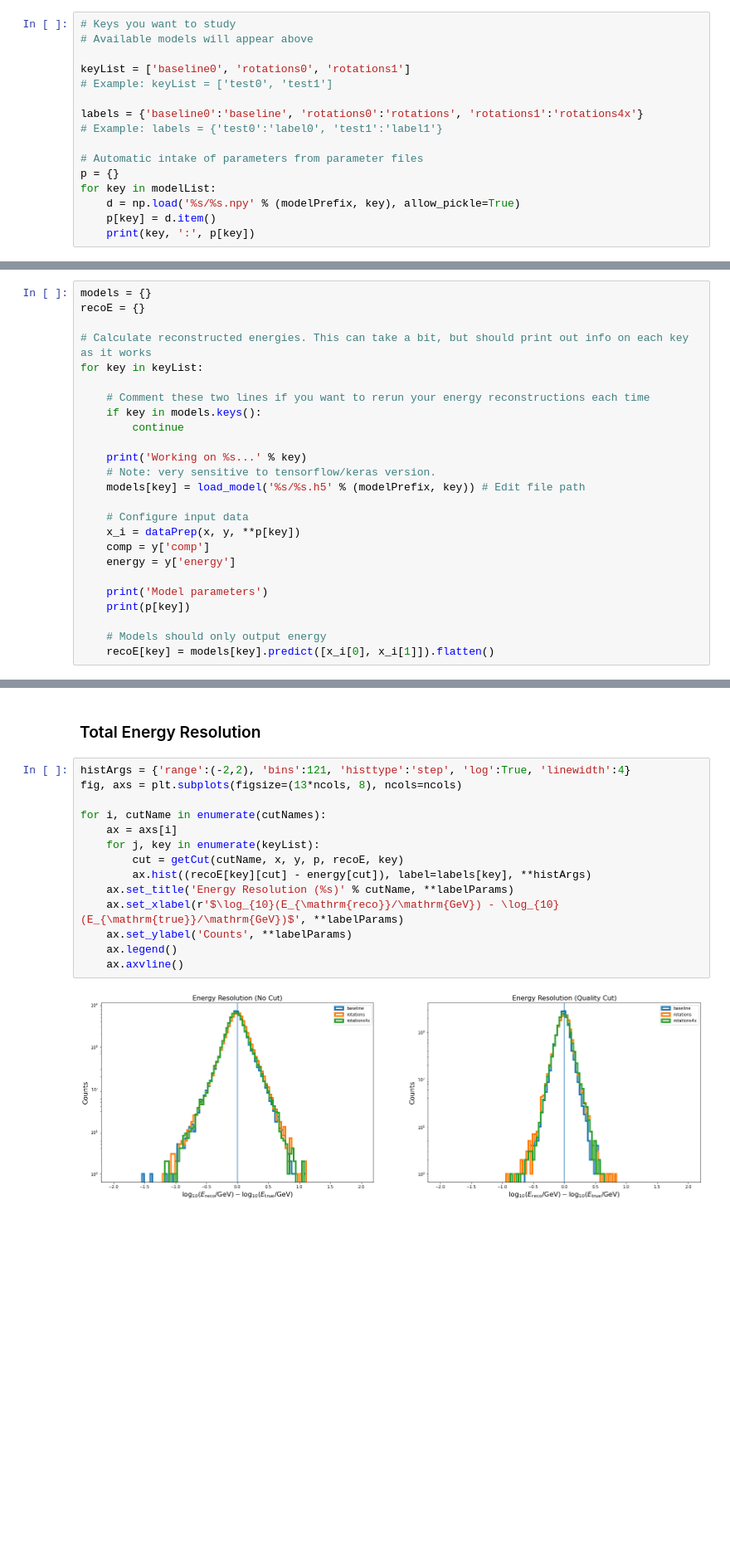
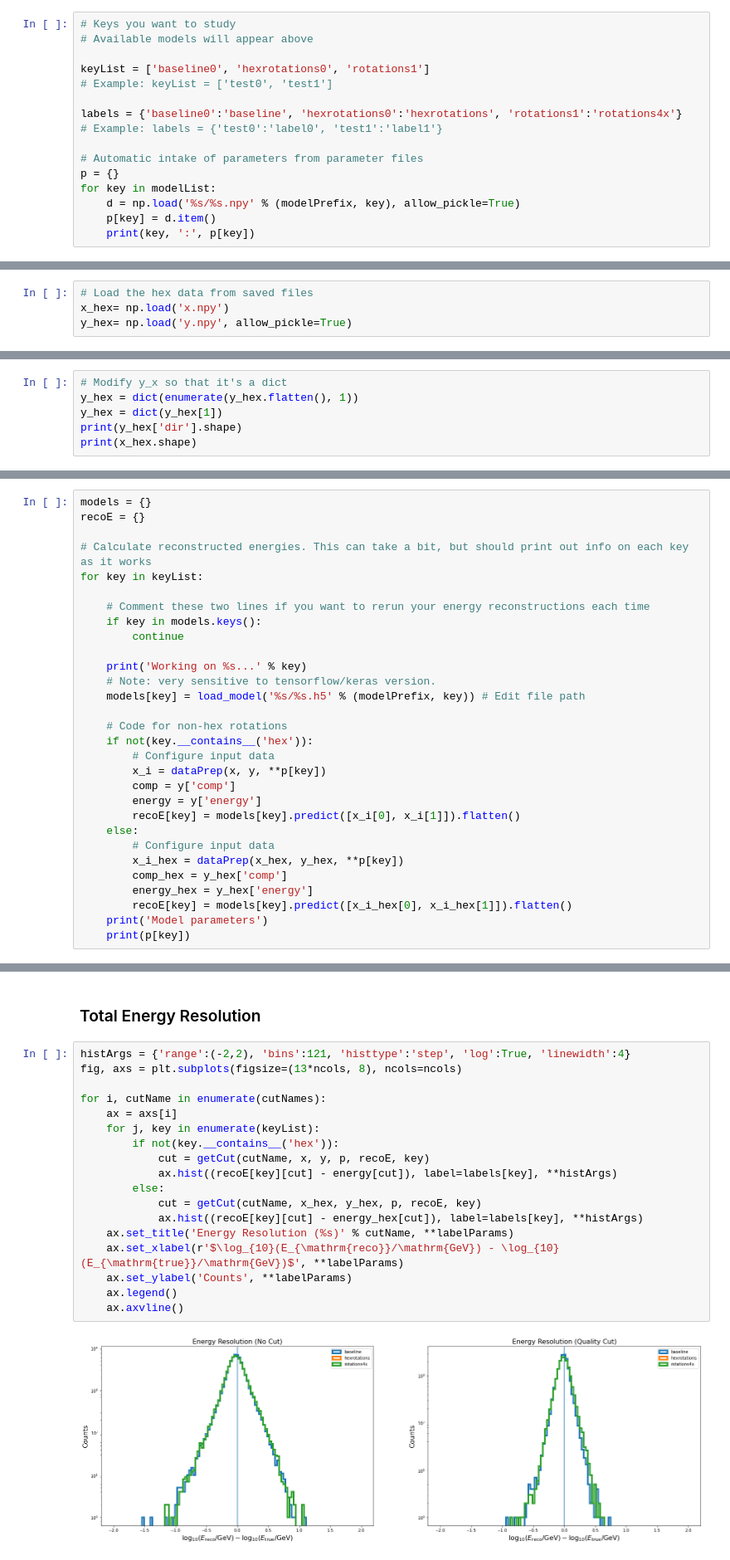
Before and after one commit to fmcnallyi3/icetop-cnn, a Jupyter notebook: base_energy_assessment.ipynb, the cells around one changed output, grey strips where cells are left out. Shown at 83% size. Saved outputs shown, nothing was run; the diff lists cells and outputs as text; blank space fills up the shorter version.

```diff
--- a/base_energy_assessment.ipynb
+++ b/base_energy_assessment.ipynb
@@ -42,10 +42,10 @@ Models without parameter files: []
 # Keys you want to study
 # Available models will appear above
 
-keyList = ['baseline0', 'rotations0', 'rotations1']
+keyList = ['baseline0', 'hexrotations0', 'rotations1']
 # Example: keyList = ['test0', 'test1']
 
-labels = {'baseline0':'baseline', 'rotations0':'rotations', 'rotations1':'rotations4x'}
+labels = {'baseline0':'baseline', 'hexrotations0':'hexrotations', 'rotations1':'rotations4x'}
 # Example: labels = {'test0':'label0', 'test1':'label1'}
 
 # Automatic intake of parameters from parameter files
@@ -65,3 +66,7 @@ rotations1 : {'q': None, 't': False, 'normed': True, 'reco': 'plane', 'cosz': Fa
 x, y = load_preprocessed(simPrefix, 'assessment')
 # %% [output]
 Percentage of events with a NaN: 2.68
+# %%
+# Load the hex data from saved files
+x_hex= np.load('x.npy')
+y_hex= np.load('y.npy', allow_pickle=True)
@@ -67,0 +80,6 @@ Percentage of events with a NaN: 2.68
+# %%
+# Modify y_x so that it's a dict
+y_hex = dict(enumerate(y_hex.flatten(), 1))
+y_hex = dict(y_hex[1])
+print(y_hex['dir'].shape)
+print(x_hex.shape)
@@ -91,16 +112,21 @@ for key in keyList:
     # Note: very sensitive to tensorflow/keras version.
     models[key] = load_model('%s/%s.h5' % (modelPrefix, key)) # Edit file path
 
-    # Configure input data
-    x_i = dataPrep(x, y, **p[key])
-    comp = y['comp']
-    energy = y['energy']
-
+    # Code for non-hex rotations
+    if not(key.__contains__('hex')):
+        # Configure input data
+        x_i = dataPrep(x, y, **p[key])
+        comp = y['comp']
+        energy = y['energy']
+        recoE[key] = models[key].predict([x_i[0], x_i[1]]).flatten()
+    else:
+        # Configure input data
+        x_i_hex = dataPrep(x_hex, y_hex, **p[key])
+        comp_hex = y_hex['comp']
+        energy_hex = y_hex['energy']
+        recoE[key] = models[key].predict([x_i_hex[0], x_i_hex[1]]).flatten()
     print('Model parameters')
     print(p[key])
-
-    # Models should only output energy
-    recoE[key] = models[key].predict([x_i[0], x_i[1]]).flatten()
 # %% [output]
 Working on baseline0...
 Model parameters
@@ -126,19 +168,23 @@ ncols, nrows = len(cutNames), len(keyList)
 # %%
 histArgs = {'range':(-2,2), 'bins':121, 'histtype':'step', 'log':True, 'linewidth':4}
 fig, axs = plt.subplots(figsize=(13*ncols, 8), ncols=ncols)
 
 for i, cutName in enumerate(cutNames):
     ax = axs[i]
     for j, key in enumerate(keyList):
-        cut = getCut(cutName, x, y, p, recoE, key)
-        ax.hist((recoE[key][cut] - energy[cut]), label=labels[key], **histArgs)
+        if not(key.__contains__('hex')):
+            cut = getCut(cutName, x, y, p, recoE, key)
+            ax.hist((recoE[key][cut] - energy[cut]), label=labels[key], **histArgs)
+        else:
+            cut = getCut(cutName, x_hex, y_hex, p, recoE, key)
+            ax.hist((recoE[key][cut] - energy_hex[cut]), label=labels[key], **histArgs)
     ax.set_title('Energy Resolution (%s)' % cutName, **labelParams)
     ax.set_xlabel(r'$\log_{10}(E_{\mathrm{reco}}/\mathrm{GeV}) - \log_{10}(E_{\mathrm{true}}/\mathrm{GeV})$', **labelParams)
     ax.set_ylabel('Counts', **labelParams)
     ax.legend()
     ax.axvline()
 # %% [output]
-[figure, old version]
+[figure, new version]
 # %%
 # Plot energy resolution
 
```
Also changed, not shown: parts of 12 cells of this notebook, 3 other files.
